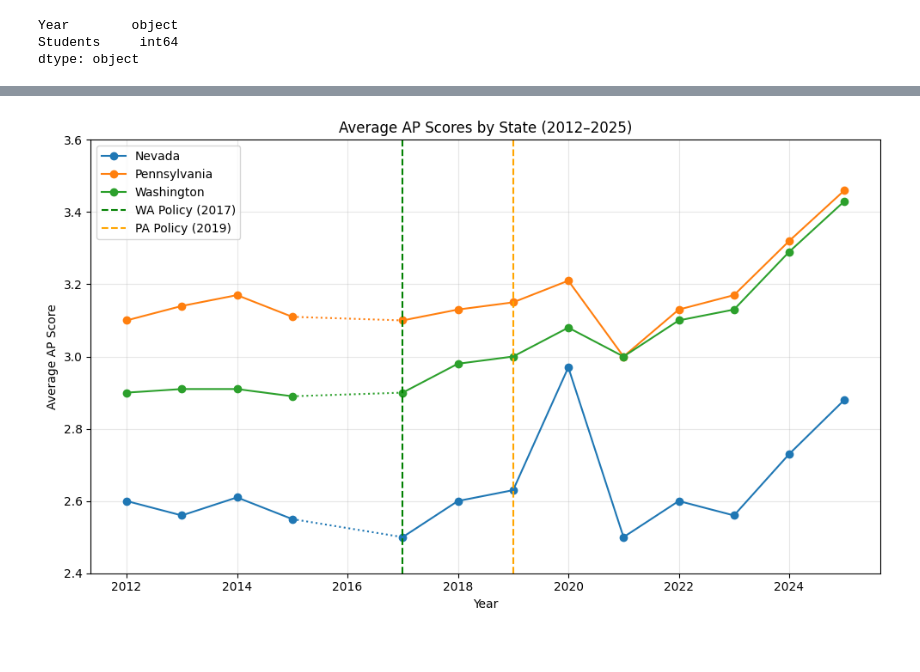
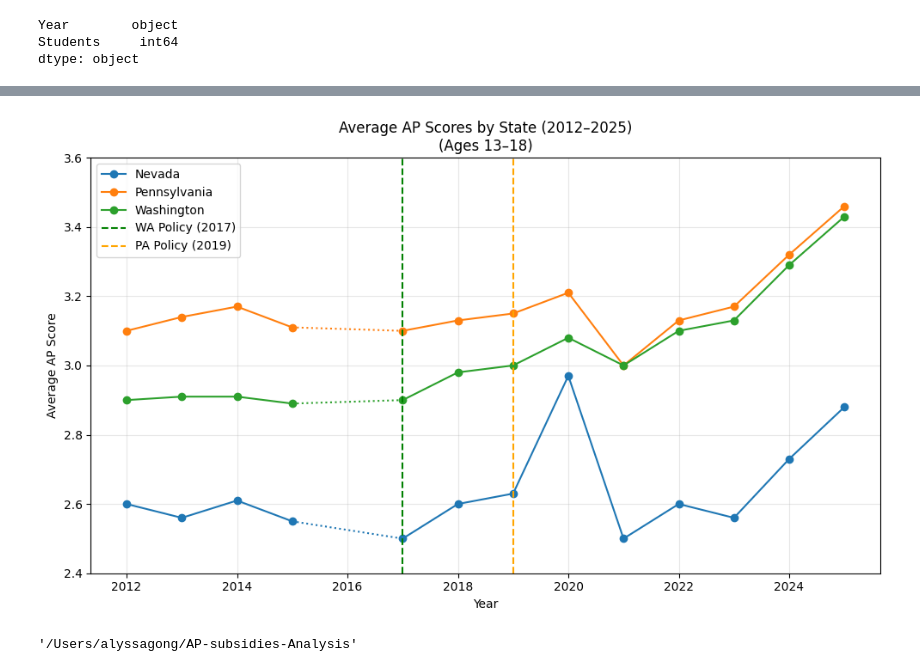
Before and after one commit to JWanderer73/AP-subsidies-Analysis, a Jupyter notebook: time_series.ipynb, the cells around one changed output, grey strips where cells are left out. Cells and saved outputs as stored; diff of their text form; code cells hidden in the pictures.

```diff
--- a/time_series.ipynb
+++ b/time_series.ipynb
@@ -100,7 +100,7 @@ import tabula
 import matplotlib.pyplot as plt
 
 ap_state_participation = tabula.read_pdf(
-    '/Users/alyssagong/Desktop/CollegeBoard_Data/AP_Volume_By_State.pdf',
+    'data/AP_Volume_By_State.pdf',
     pages="all",
     lattice=True
 )
@@ -182,7 +182,7 @@ plt.axvline(
     label="Policy implemented by Pennsylvania(2019)"
 )
 
-plt.title("AP Exams per 1,000 Residents by State (2015–2025)")
+plt.title("AP Exams per 1,000 Residents by State (2015–2025)\n(Ages 13–18)")
 plt.xlabel("Year")
 plt.ylabel("AP Exams per 1,000 Residents")
 plt.legend()
@@ -234,6 +234,6 @@ plt.show()
 # %%
 ap_state_score = pd.read_csv(
-    '/Users/alyssagong/Desktop/CollegeBoard_Data/Average_AP_Scores_By_State.csv',
+    'data/Average_AP_Scores_By_State.csv',
 )
 ap_state_score.columns = ap_state_score.iloc[0]
 ap_state_score = ap_state_score.drop(index=0)
@@ -265,32 +265,37 @@ for state in states:
         subset["Average_Score"],
         marker="o",
         label=state
     )
 
     y_2015 = subset[subset["Year"] == 2015]["Average_Score"].values[0]
     y_2017 = subset[subset["Year"] == 2017]["Average_Score"].values[0]
 
     plt.plot(
         [2015, 2017],
         [y_2015, y_2017],
         linestyle="dotted",
         color=line.get_color()
     )
 
 
 
 plt.axvline(2017, color="green", linestyle="--",
             label="WA Policy (2017)")
 plt.axvline(2019, color="orange", linestyle="--",
             label="PA Policy (2019)")
 
-plt.title("Average AP Scores by State (2012–2025)")
+plt.title("Average AP Scores by State (2012–2025)\n(Ages 13–18)")
 plt.xlabel("Year")
 plt.ylabel("Average AP Score")
 plt.ylim(2.4, 3.6)
 plt.legend()
 plt.grid(alpha=0.3)
 plt.tight_layout()
 plt.show()
 # %% [output]
-[figure, old version]
+[figure, new version]
+# %%
+import os
+os.listdir('data')
+# %% [output]
+'/Users/alyssagong/AP-subsidies-Analysis'
```
Also changed, not shown: parts of 6 cells of this notebook, 4 other files.
